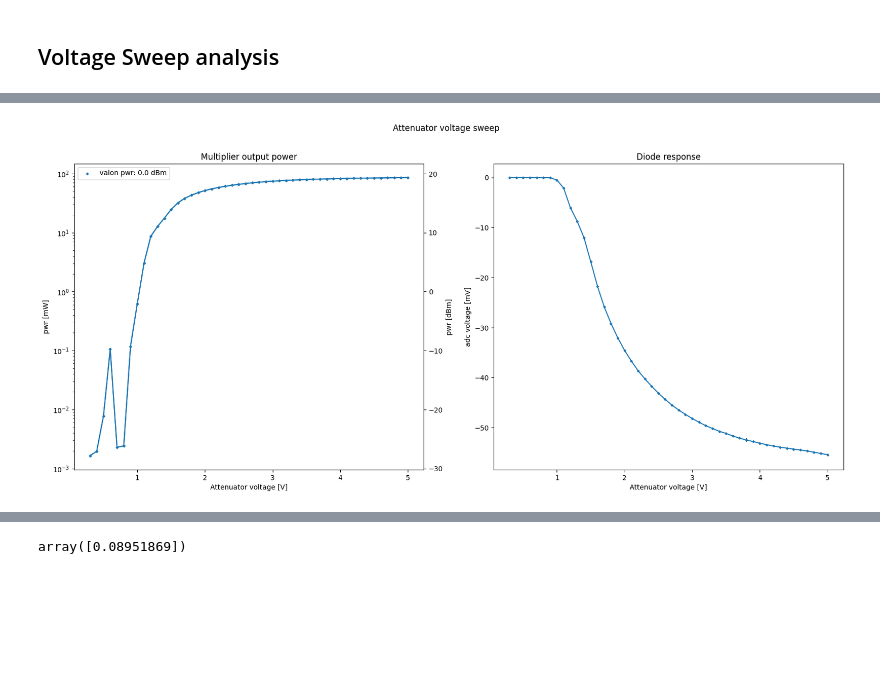
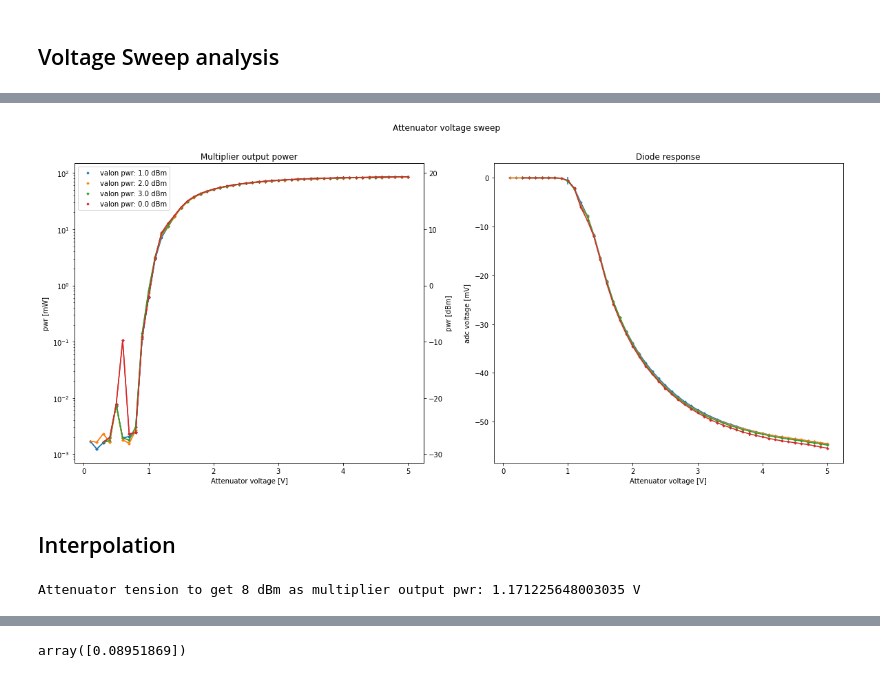
Before and after one commit to POLOCALC/lab_test_scripts, a Jupyter notebook: diode_responsivity/Data_visual.ipynb, the cells around one changed output, grey strips where cells are left out. Drawn from its saved outputs; the diff is of its cells as text; code cells hidden in the pictures; blank space fills up the shorter version.

Commit message:
Multiplier output power interpolation

```diff
--- a/diode_responsivity/Data_visual.ipynb
+++ b/diode_responsivity/Data_visual.ipynb
@@ -13,8 +13,8 @@ def dBm_to_mW(pwr_dBm):
 # %% [markdown]
 ## Power Stabilization
 # %%
-path = "/home/polocalc/Documents/lab_test_scripts/diode_responsivity/HP diode/93GHz/"
-folder_name = glob.glob(path + "*12_51_58_93GHz_hp")
+path = "C:/Users/Ludovico/Desktop/unimib/PhD/Lab tests/Diode responsivity/HP diode 90 GHz/93GHz/"
+folder_name = glob.glob(path + "*GHz_hp")
 # %%
 folder_name
 # %% [output]
@@ -92,7 +99,7 @@ def get_values(folder_name):
         time_vec[i] = t
         pwr_vec[i] = pwr
         adc_vec[i] = adc
-        att_tens[i] = float(fn.split("/")[-1].split("V")[0])
+        att_tens[i] = float(fn.split('/')[-1].split('V.txt')[0].split('\\')[-1])
 
         pwr_on = []
         pwr_off = []
@@ -197,32 +214,34 @@ for i in range(N_folders):
 # %%
 fig, ax = plt.subplots(ncols=2,nrows=1,figsize=(20,8))
 
 ax2 = ax[0].twinx()
 
 for i in range(N_folders):
 
     ax[0].scatter(att_tens[i],avg_pwr[i],marker='D',s=5,label=f"valon pwr: {valon_pwr[i]} dBm")
     ax[0].errorbar(att_tens[i],avg_pwr[i],yerr=std_pwr[i])
 
     ax[0].set_xlabel('Attenuator voltage [V]')
     ax[0].set_ylabel('pwr [mW]')
     ax[0].set_yscale('log')
     ax[0].set_title('Multiplier output power')
 
     ax2.plot(att_tens[i],avg_pwr_dBm[i])
     ax2.scatter(att_tens[i],avg_pwr_dBm[i],marker='D',s=5)
 
     ax2.set_ylabel('pwr [dBm]')
 
-    ax[1].scatter(att_tens[i],med_adc[i],marker='D',s=5)
+    ax[1].scatter(att_tens[i],med_adc[i],marker='D',s=5,label=f"valon pwr: {valon_pwr[i]} dBm")
     ax[1].errorbar(att_tens[i],med_adc[i],yerr=delta_adc[i])
     ax[1].set_xlabel('Attenuator voltage [V]')
     ax[1].set_ylabel('adc voltage [mV]')
     ax[1].set_title('Diode response')
 
 
 fig.suptitle(f'Attenuator voltage sweep')
 ax[0].legend()
-plt.savefig(folder_name[0]+'/att_voltage_sweep.jpg',format='jpg')
+plt.savefig(path+'/att_voltage_sweep.jpg',format='jpg')
 # %% [output]
-[figure, old version]
+[figure, new version]
+# %% [markdown]
+## Interpolation
@@ -228,0 +255,10 @@ plt.savefig(folder_name[0]+'/att_voltage_sweep.jpg',format='jpg')
+# %%
+desired_out_pwr_dBm = 8
+valon_out_pwr = 3
+valon_idx = np.where(valon_pwr==valon_out_pwr)[0][0]
+detect_idx = np.where(med_adc[valon_idx]==0)[0][-1]
+min_detectable_pwr = att_tens[valon_idx][detect_idx+1]
+
+print(f'Attenuator tension to get {desired_out_pwr_dBm} dBm as multiplier output pwr: {inv_interp_dBm[valon_idx](desired_out_pwr_dBm)} V')
+# %% [output]
+Attenuator tension to get 8 dBm as multiplier output pwr: 1.171225648003035 V
```
Also changed, not shown: parts of 8 cells of this notebook.
